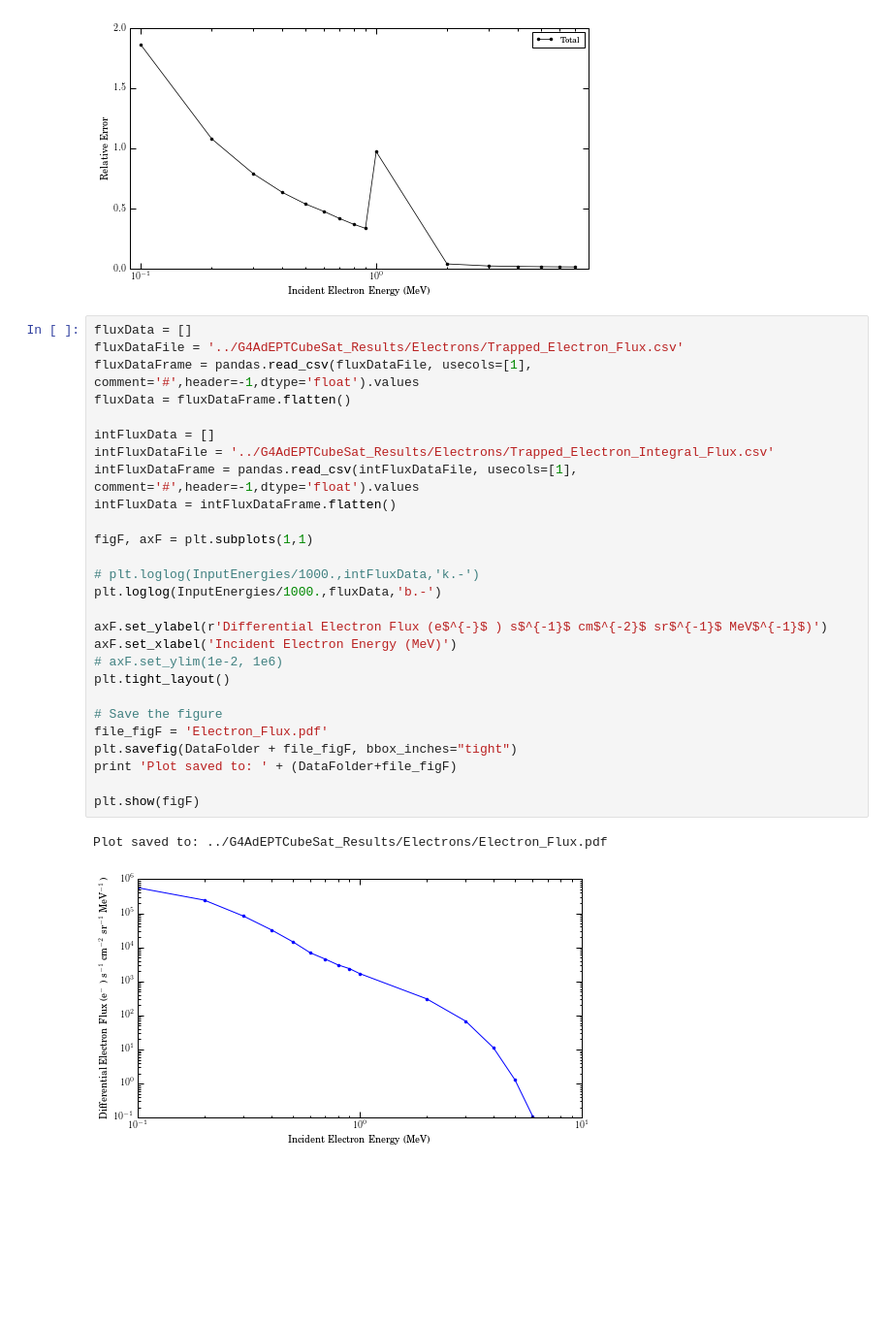
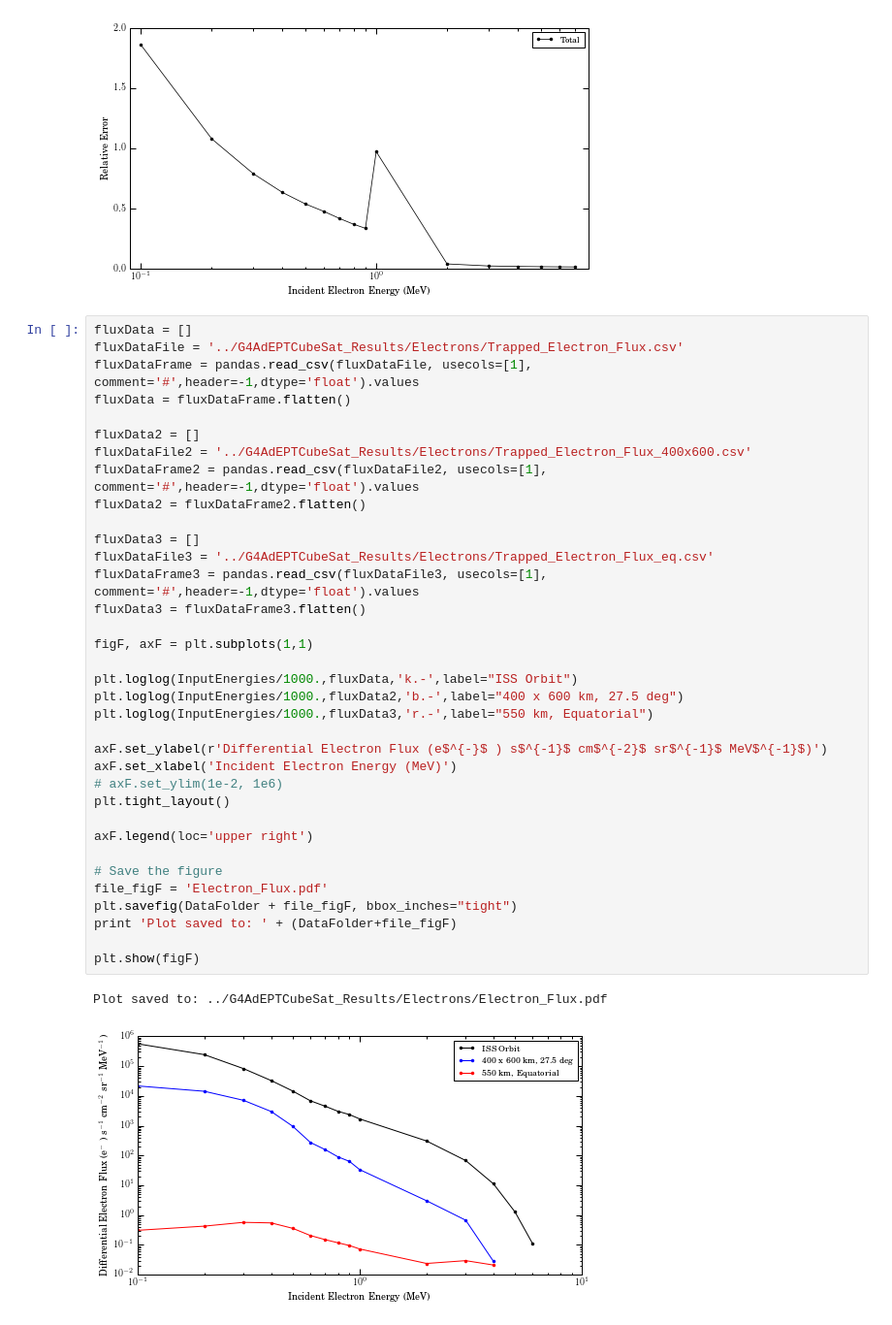
Before and after one commit to mkurnell/G4AdEPTCubeSat-Analysis, a Jupyter notebook: G4AdEPTCubeSat Geometry Factor Electrons.ipynb, the cells around one changed output. Shown: that part at 97% size. Drawn from its saved outputs; the diff is of its cells as text; blank space fills up the shorter version.

Commit message:
Updates to look at additional orbits

```diff
--- a/G4AdEPTCubeSat Geometry Factor Electrons.ipynb
+++ b/G4AdEPTCubeSat Geometry Factor Electrons.ipynb
@@ -265,31 +265,39 @@ Plot saved to: ../G4AdEPTCubeSat_Results/Electrons/Geometric_Factor_Error_Electr
 # %%
 fluxData = []
 fluxDataFile = '../G4AdEPTCubeSat_Results/Electrons/Trapped_Electron_Flux.csv'
 fluxDataFrame = pandas.read_csv(fluxDataFile, usecols=[1], comment='#',header=-1,dtype='float').values
 fluxData = fluxDataFrame.flatten()
 
-intFluxData = []
-intFluxDataFile = '../G4AdEPTCubeSat_Results/Electrons/Trapped_Electron_Integral_Flux.csv'
-intFluxDataFrame = pandas.read_csv(intFluxDataFile, usecols=[1], comment='#',header=-1,dtype='float').values
-intFluxData = intFluxDataFrame.flatten()
+fluxData2 = []
+fluxDataFile2 = '../G4AdEPTCubeSat_Results/Electrons/Trapped_Electron_Flux_400x600.csv'
+fluxDataFrame2 = pandas.read_csv(fluxDataFile2, usecols=[1], comment='#',header=-1,dtype='float').values
+fluxData2 = fluxDataFrame2.flatten()
+
+fluxData3 = []
+fluxDataFile3 = '../G4AdEPTCubeSat_Results/Electrons/Trapped_Electron_Flux_eq.csv'
+fluxDataFrame3 = pandas.read_csv(fluxDataFile3, usecols=[1], comment='#',header=-1,dtype='float').values
+fluxData3 = fluxDataFrame3.flatten()
 
 figF, axF = plt.subplots(1,1)
 
-# plt.loglog(InputEnergies/1000.,intFluxData,'k.-')
-plt.loglog(InputEnergies/1000.,fluxData,'b.-')
+plt.loglog(InputEnergies/1000.,fluxData,'k.-',label="ISS Orbit")
+plt.loglog(InputEnergies/1000.,fluxData2,'b.-',label="400 x 600 km, 27.5 deg")
+plt.loglog(InputEnergies/1000.,fluxData3,'r.-',label="550 km, Equatorial")
 
 axF.set_ylabel(r'Differential Electron Flux (e$^{-}$ ) s$^{-1}$ cm$^{-2}$ sr$^{-1}$ MeV$^{-1}$)')
 axF.set_xlabel('Incident Electron Energy (MeV)')
 # axF.set_ylim(1e-2, 1e6)
 plt.tight_layout()
+
+axF.legend(loc='upper right')
 
 # Save the figure
 file_figF = 'Electron_Flux.pdf'
 plt.savefig(DataFolder + file_figF, bbox_inches="tight")
 print 'Plot saved to: ' + (DataFolder+file_figF)
 
 plt.show(figF)
 # %% [output]
 Plot saved to: ../G4AdEPTCubeSat_Results/Electrons/Electron_Flux.pdf
-[figure, old version]
+[figure, new version]
 # %%
```
Also changed, not shown: parts of 2 cells of this notebook.
